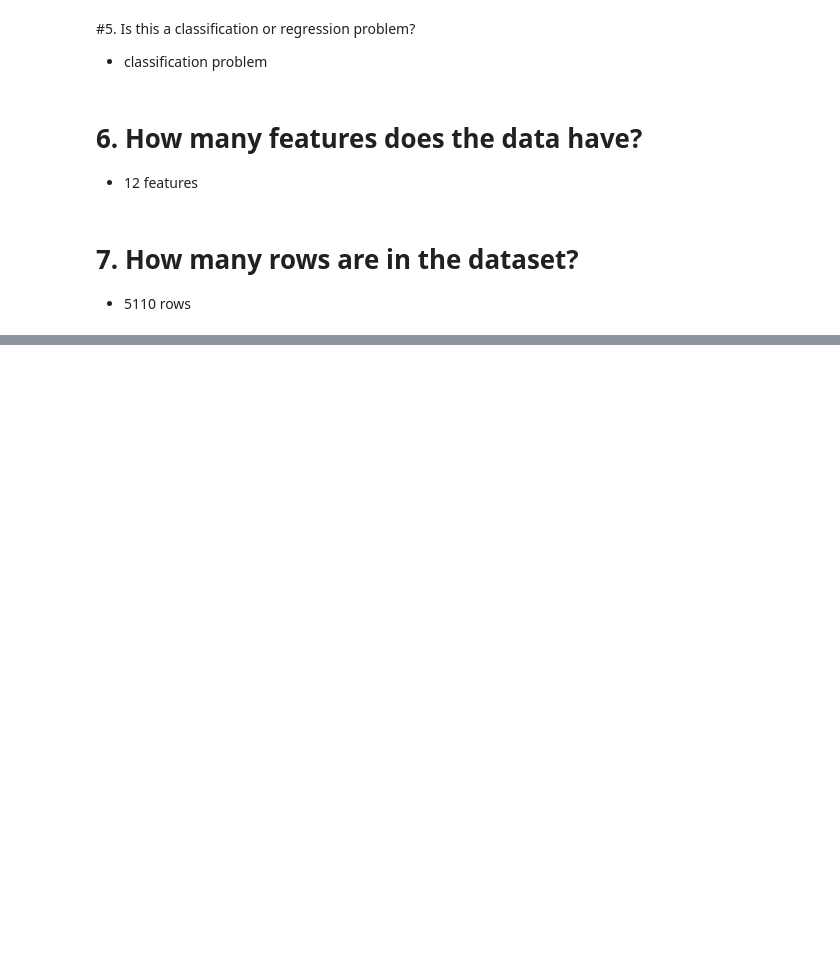
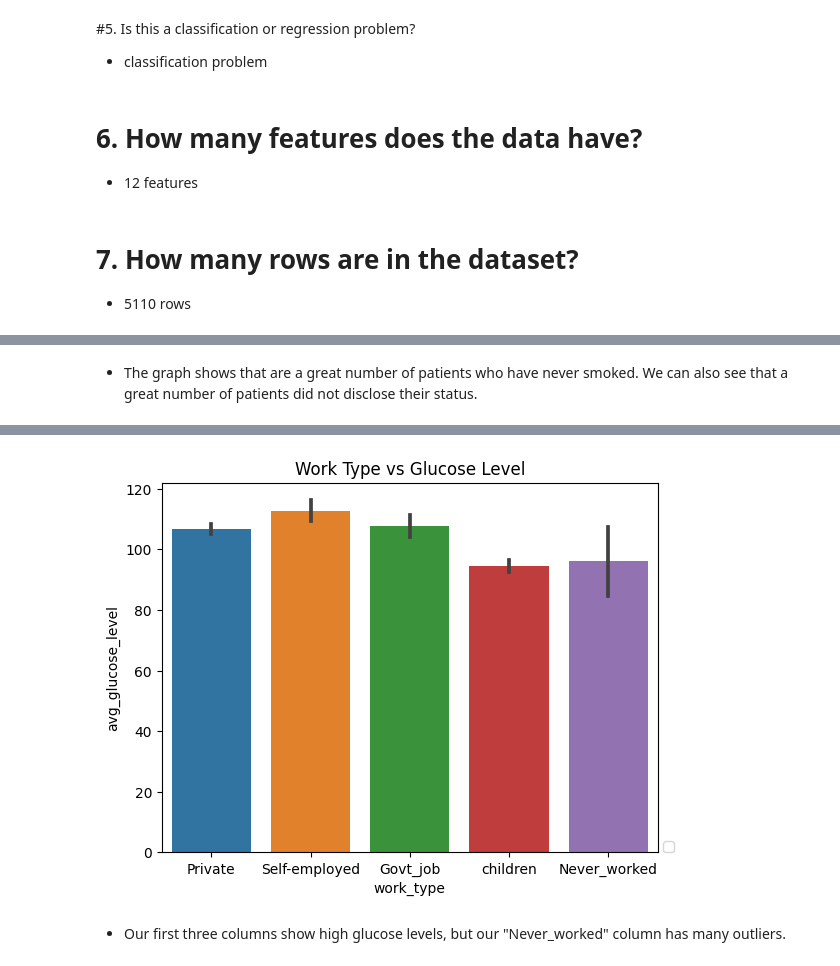
Before and after one commit to tjbingamon/Stroke-Prediction-Dataset, a Jupyter notebook: Stroke_Prediction.ipynb, the cells around one changed output, grey strips where cells are left out. Drawn from its saved outputs; the diff is of its cells as text; code cells hidden in the pictures; blank space fills up the shorter version.

```diff
--- a/Stroke_Prediction.ipynb
+++ b/Stroke_Prediction.ipynb
@@ -52,0 +279,17 @@
+# %% [markdown]
+- The graph shows that are a great number of patients who have never smoked. We can also see that a great number of patients did not disclose their status.
+# %%
+## Define a MatplotLib ax object using sns.barplot()
+ax = sns.barplot(x= 'work_type', y = 'avg_glucose_level', data = df)
+
+## Rotate the tick values
+ax.tick_params(rotation = 0)
+
+## Set the Title
+ax.set_title('Work Type vs Glucose Level');
+## Note Seaborn automatically sets X and Y axis labels
+
+## Set the Legend location
+## Set the Legend location
+ax.legend(loc = (1.01, 0));
+# %% [output]
@@ -52,0 +297,3 @@
+[figure, added]
+# %% [markdown]
+- Our first three columns show high glucose levels, but our "Never_worked" column has many outliers.
```
Also changed, not shown: parts of 29 cells of this notebook.
